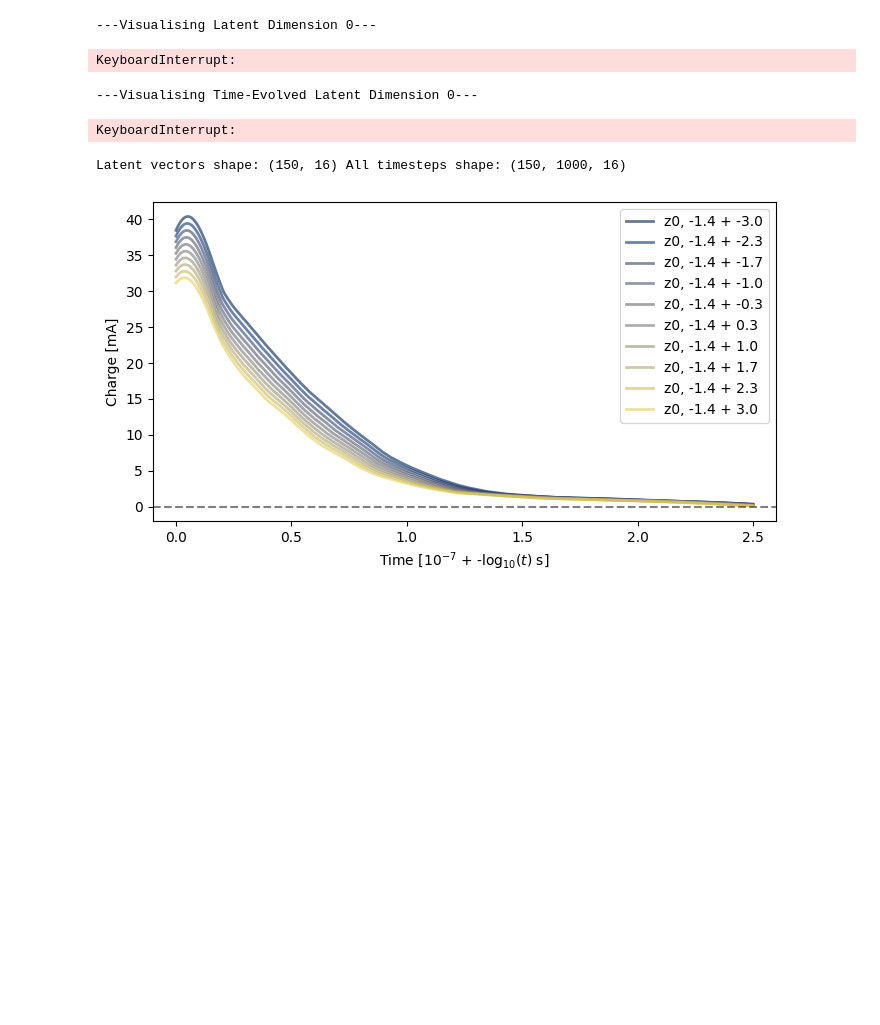
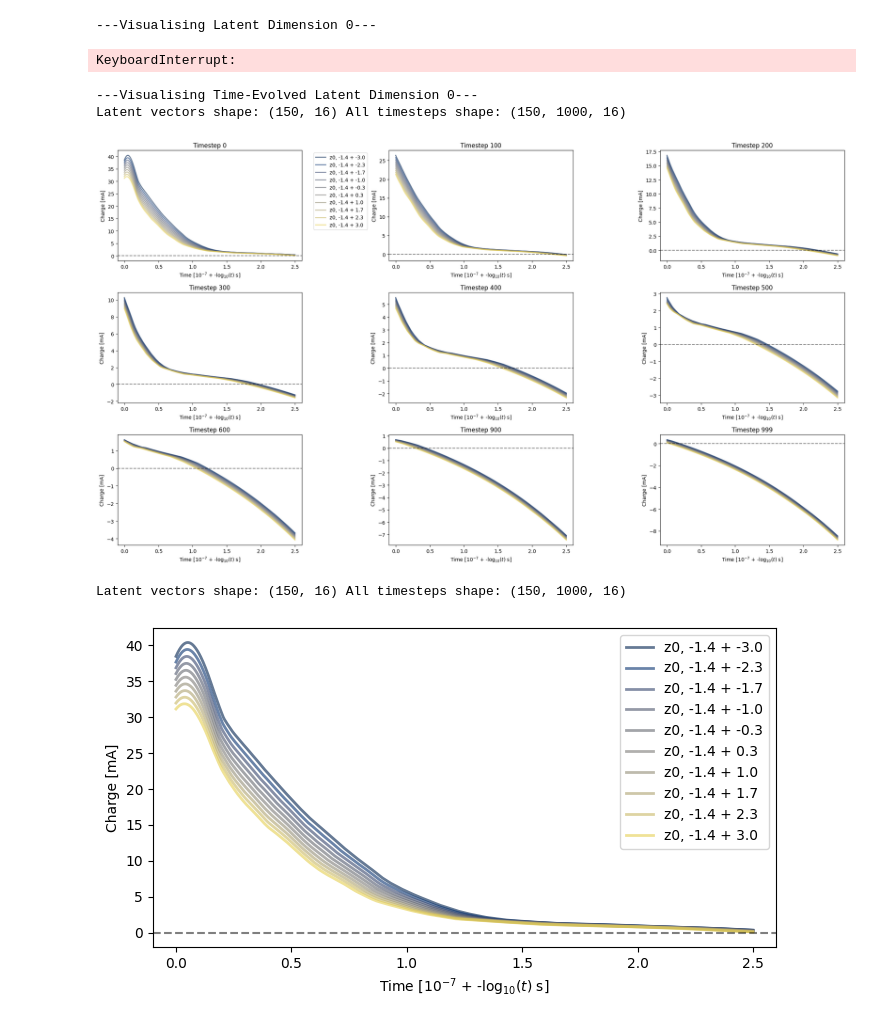
Before and after one commit to rayyyd/ML_charge_modeling, a Jupyter notebook: parameter_tuning/interpretability.ipynb, the cells around one changed output. Drawn from its saved outputs; the diff is of its cells as text; code cells hidden in the pictures; blank space fills up the shorter version.

```diff
--- a/parameter_tuning/interpretability.ipynb
+++ b/parameter_tuning/interpretability.ipynb
@@ -167,20 +151,21 @@ KeyboardInterrupt:
 # %%
 # Test the time evolved sweep function
 dim_idx = 0  # Example latent dimension
-timesteps_of_interest = [1000]  # Example timesteps to analyze (0 - 999)
+timesteps_of_interest = [0, 100, 200, 300, 400, 500, 600, 900, 999]  # Example timesteps to analyze (0 - 999)
 
 print(f"---Visualising Time-Evolved Latent Dimension {dim_idx}---")
 visualisation.time_evolved_sweep(
     parameters.model_params,
     parameters.dataset,
     dim_idx,
     timesteps_of_interest,
     save=False,
     show=True
 )
 # %% [output]
 ---Visualising Time-Evolved Latent Dimension 0---
+Latent vectors shape: (150, 16) All timesteps shape: (150, 1000, 16)
-KeyboardInterrupt:
+[figure, added]
 # %%
 visualisation.sweep_latent_adaptive(parameters.model_params, parameters.dataset, 0, save=False, show=True)
 # %% [output]
```
Also changed, not shown: parts of 11 cells of this notebook, 5 other files.
